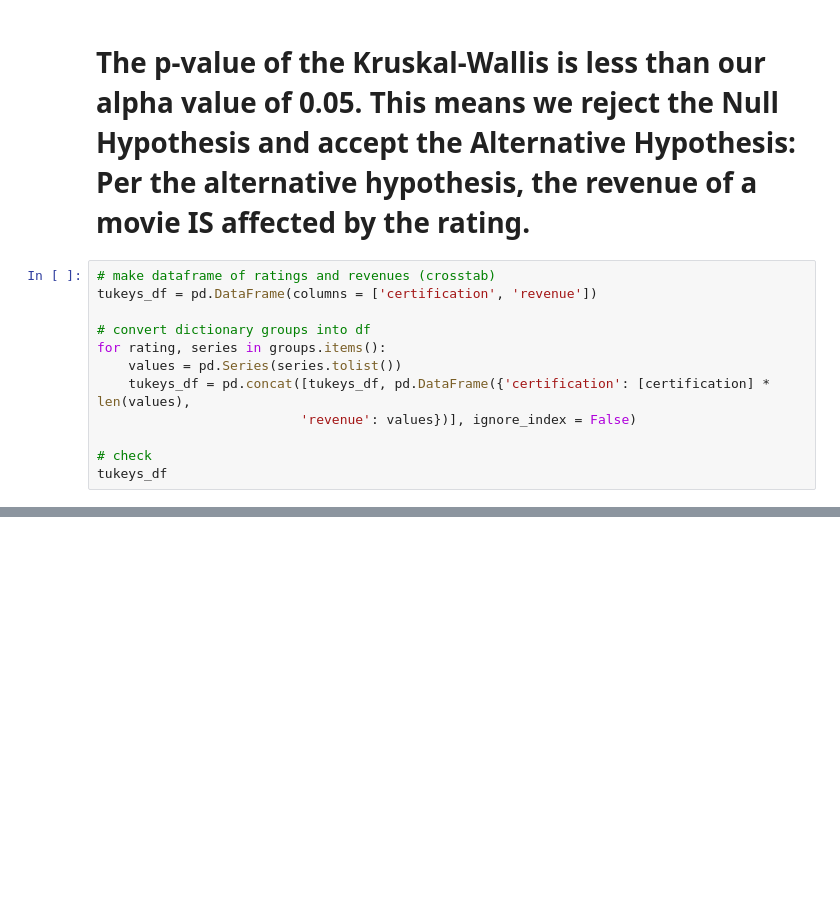
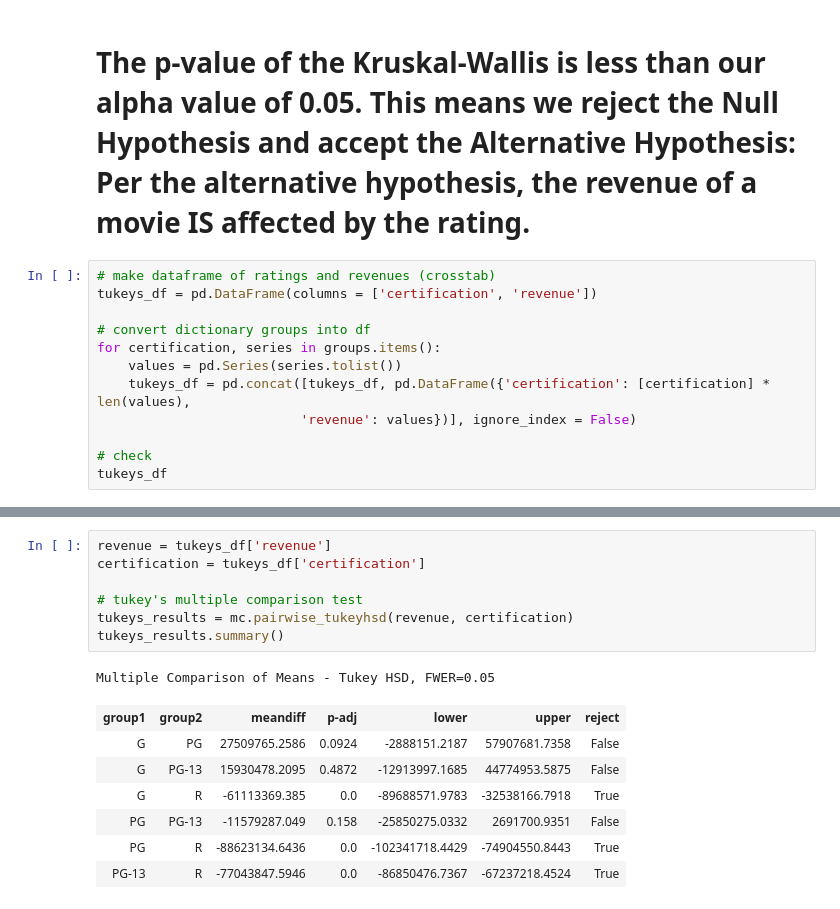
Before and after one commit to BrianArradondo/Movie-Profitability-Project, a Jupyter notebook: Project 3 Part 4 Brian Arradondo.ipynb, the cells around one changed output, grey strips where cells are left out. Drawn from its saved outputs; the diff is of its cells as text; blank space fills up the shorter version.

```diff
--- a/Project 3 Part 4 Brian Arradondo.ipynb
+++ b/Project 3 Part 4 Brian Arradondo.ipynb
@@ -267,7 +267,7 @@ KruskalResult(statistic=653.0055189266914, pvalue=3.248742391538466e-141)
 tukeys_df = pd.DataFrame(columns = ['certification', 'revenue'])
 
 # convert dictionary groups into df
-for rating, series in groups.items():
+for certification, series in groups.items():
     values = pd.Series(series.tolist())
     tukeys_df = pd.concat([tukeys_df, pd.DataFrame({'certification': [certification] * len(values),
                           'revenue': values})], ignore_index = False)
@@ -278,0 +291,16 @@ NameError: name 'certification' is not defined
+# %%
+revenue = tukeys_df['revenue']
+certification = tukeys_df['certification']
+
+# tukey's multiple comparison test
+tukeys_results = mc.pairwise_tukeyhsd(revenue, certification)
+tukeys_results.summary()
+# %% [output]
+Multiple Comparison of Means - Tukey HSD, FWER=0.05
+| group1 | group2 | meandiff | p-adj | lower | upper | reject |
+| G | PG | 27509765.2586 | 0.0924 | -2888151.2187 | 57907681.7358 | False |
+| G | PG-13 | 15930478.2095 | 0.4872 | -12913997.1685 | 44774953.5875 | False |
+| G | R | -61113369.385 | 0.0 | -89688571.9783 | -32538166.7918 | True |
+| PG | PG-13 | -11579287.049 | 0.158 | -25850275.0332 | 2691700.9351 | False |
+| PG | R | -88623134.6436 | 0.0 | -102341718.4429 | -74904550.8443 | True |
+| PG-13 | R | -77043847.5946 | 0.0 | -86850476.7367 | -67237218.4524 | True |
```
Also changed, not shown: parts of 5 cells of this notebook.
